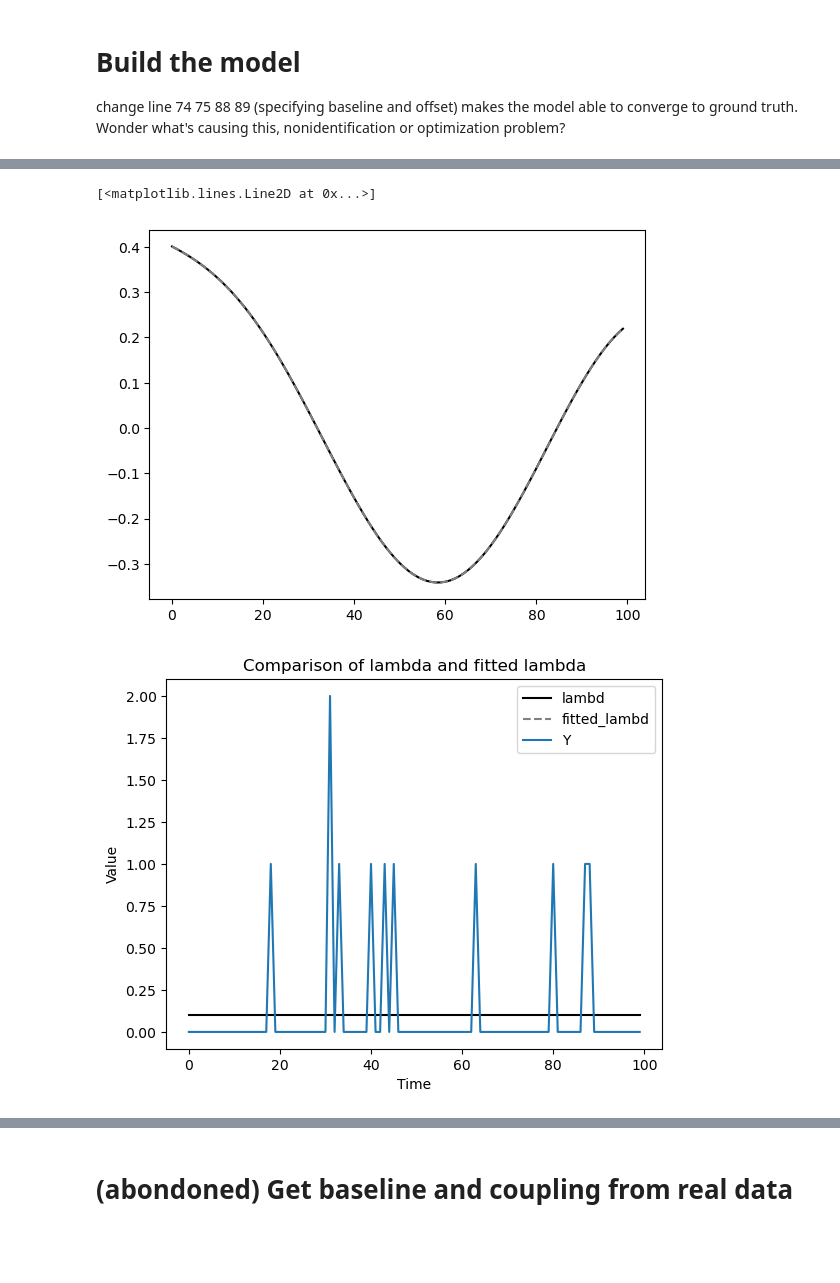
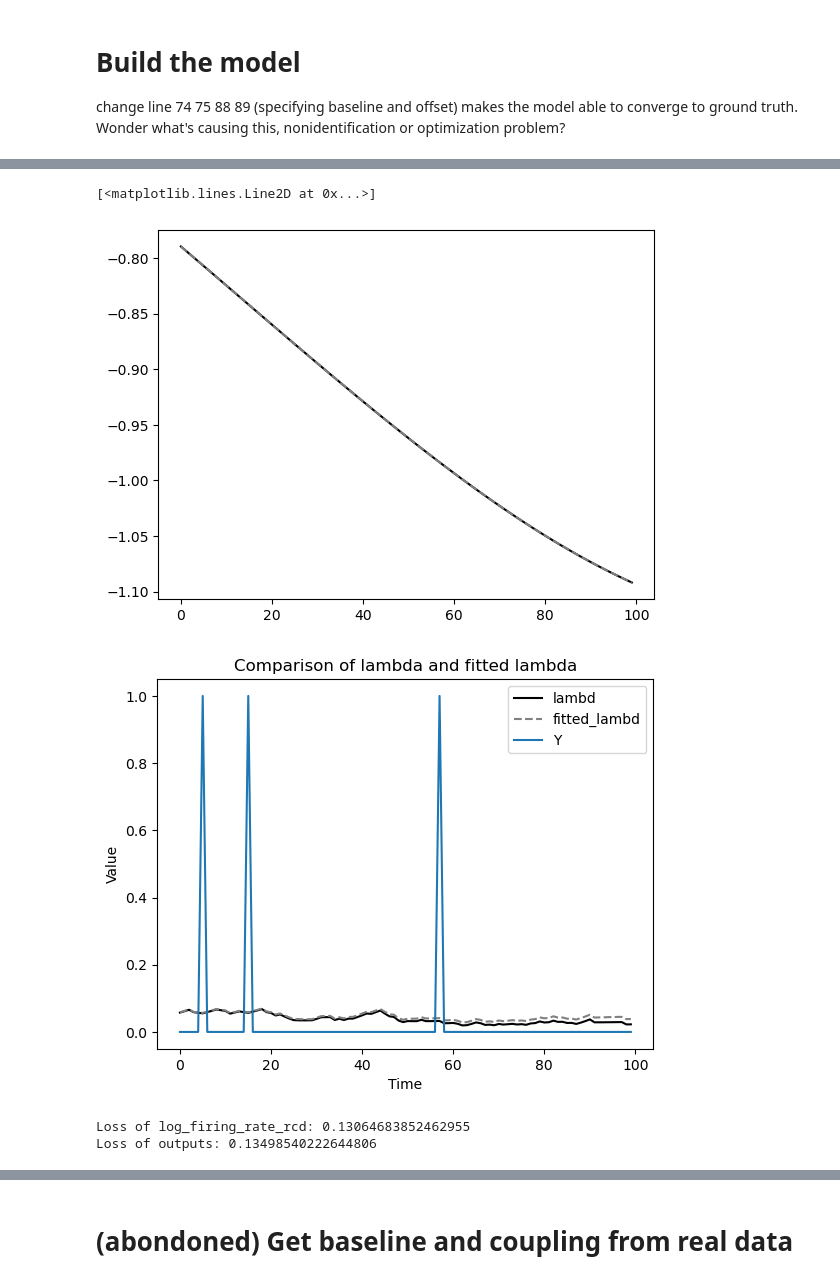
Before and after one commit to Qi-Xin/FC-GPFA, a Jupyter notebook: Decoder&Encoder.ipynb, the cells around one changed output, grey strips where cells are left out. Saved outputs shown, nothing was run; the diff lists cells and outputs as text; code cells hidden in the pictures; blank space fills up the shorter version.

```diff
--- a/Decoder&Encoder.ipynb
+++ b/Decoder&Encoder.ipynb
@@ -162,7 +165,7 @@ baseline_fr = 0.1
 MAX_FIRING_RATE = 10
 ntrial = 1000
 narea = 2
-nneuron_area = 1
+nneuron_area = 10
 npadding = 30
 nneuron = narea*nneuron_area
 nt_wo_padding = 100
@@ -192,9 +195,9 @@ for jarea in range(narea):
 
 ### Generate time-varying coupling strength coefficients
 nlatent = 1
-gt_latent_params = {'sigma2':0.25, 'nlatent':nlatent, 'offset':0.5, 'L':50}
+gt_latent_params = {'sigma2':0.25, 'nlatent':nlatent, 'offset':0.5, 'L':20}
 project_w = (np.random.uniform(low=-1, high=1, size=(narea, narea, nlatent)))
-project_w *= 1/np.sqrt(np.sum(project_w**2))
+project_w *= 2/np.sqrt(np.sum(project_w**2))
 K_gt = get_K(nt=nt, L=gt_latent_params['L'], sigma2=gt_latent_params['sigma2'])
 latents = np.random.multivariate_normal(np.zeros(nt), K_gt, (ntrial, nlatent))
 time_varying_coef = np.einsum('ijl, mlt -> ijmt', project_w, latents) + gt_latent_params['offset']
@@ -457,25 +493,34 @@ Final loss after 0th M-step: 0.7453
 # %%
-trial = 20
+trial = 0
 plt.plot(latents[trial,0,gt_neuron_params['npadding']:], '-k')
-plt.plot(model.latents[trial,0,:].T.detach().numpy(), '--', color='grey')
+plt.plot(model.latents[trial,0,:].T.detach().cpu().numpy(), '--', color='grey')
 # %% [output]
 [<matplotlib.lines.Line2D at 0x...>]
-[figure, old version]
+[figure, new version]
 # %%
-neuron_to_plot = 0
 trial_to_plot = 0
 
 plt.figure()
-plt.plot(np.exp(log_firing_rate_rcd[0,0,gt_neuron_params['npadding']:]), color='k', label='lambd')
-plt.plot(np.exp(outputs[0].detach().numpy()[0, neuron_to_plot, :]), '--', color='grey', label='fitted_lambd')
-plt.plot(spikes[0][0, 0, gt_neuron_params['npadding']:], '-', label='Y')
+plt.plot(np.exp(log_firing_rate_rcd[trial_to_plot,-1,gt_neuron_params['npadding']:]), color='k', label='lambd')
+plt.plot(np.exp(outputs[-1].detach().cpu().numpy()[trial_to_plot, -1, :]), '--', color='grey', label='fitted_lambd')
+plt.plot(spikes[-1][trial_to_plot, -1, gt_neuron_params['npadding']:], '-', label='Y')
 plt.xlabel('Time')
 plt.ylabel('Value')
 plt.title('Comparison of lambda and fitted lambda')
 plt.legend()
 plt.show()
+
+# Calculate the loss
+loss_rcd = criterion(torch.tensor(log_firing_rate_rcd[trial_to_plot,-1,gt_neuron_params['npadding']:], device=device),
+                     model.spikes[-1][trial_to_plot, -1, gt_neuron_params['npadding']:])
+loss_outputs = criterion(torch.tensor(outputs[-1].detach().cpu().numpy()[trial_to_plot, -1, :], device=device),
+                         model.spikes[-1][trial_to_plot, -1, gt_neuron_params['npadding']:])
+print("Loss of log_firing_rate_rcd:", loss_rcd.item())
+print("Loss of outputs:", loss_outputs.item())
 # %% [output]
-[figure, old version]
+[figure, new version]
+Loss of log_firing_rate_rcd: 0.13064683852462955
+Loss of outputs: 0.13498540222644806
 # %%
 import matplotlib.pyplot as plt
 
```
Also changed, not shown: parts of 7 cells of this notebook, 1 other file.
